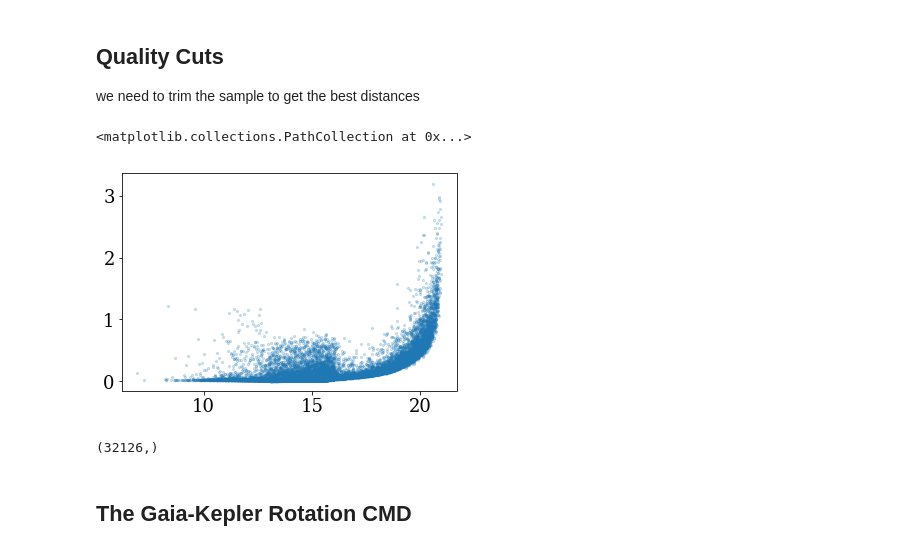
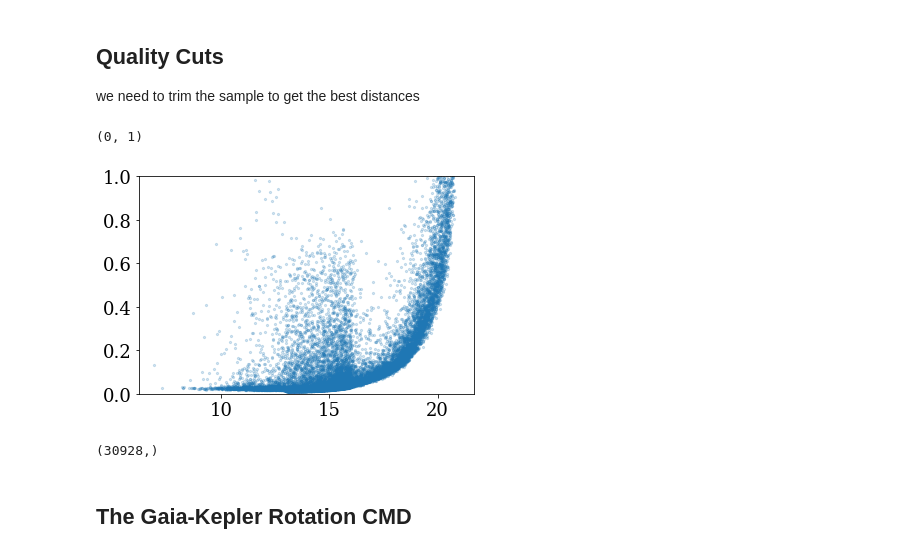
Before and after one commit to jradavenport/gaia2_kep_rot, a Jupyter notebook: explore.ipynb, the cells around one changed output. Drawn from its saved outputs; the diff is of its cells as text; code cells hidden in the pictures.

```diff
--- a/explore.ipynb
+++ b/explore.ipynb
@@ -57,18 +57,21 @@ Index([u'KID', u'Teff', u'logg_x', u'Mass', u'Prot', u'Prot_err', u'Rper',
 we need to trim the sample to get the best distances
 # %%
 plt.scatter(df[ u'phot_g_mean_mag'],df[u'parallax_error'], s=5, alpha=.2)
+plt.ylim(0,1)
 # %% [output]
-<matplotlib.collections.PathCollection at 0x...>
+(0, 1)
-[figure, old version]
+[figure, new version]
 # %%
 ok = np.where(np.isfinite(df[u'parallax']) & # this is basically the same as the TGAS file...
               (df[u'parallax_error'] < 0.1) &
               np.isfinite(df[u'bp_rp']) &
-              (df[u'phot_g_mean_flux_error']/df[u'phot_g_mean_flux'] < 0.005))[0]
+              (df[u'phot_bp_mean_flux_error']/df[u'phot_bp_mean_flux'] < 0.01) &
+              (df[u'phot_rp_mean_flux_error']/df[u'phot_rp_mean_flux'] < 0.01) &
+              (df[u'phot_g_mean_flux_error']/df[u'phot_g_mean_flux'] < 0.01))[0]
 
 ok.shape
 # %% [output]
-(32126,)
+(30928,)
 # %% [markdown]
 ## The Gaia-Kepler Rotation CMD
 # %%
```
Also changed, not shown: parts of 21 cells of this notebook.
